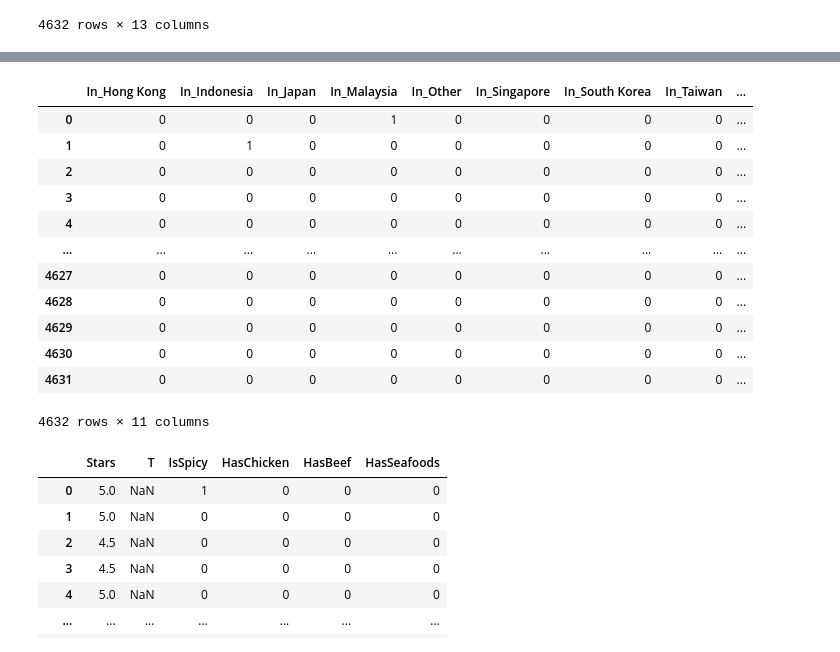
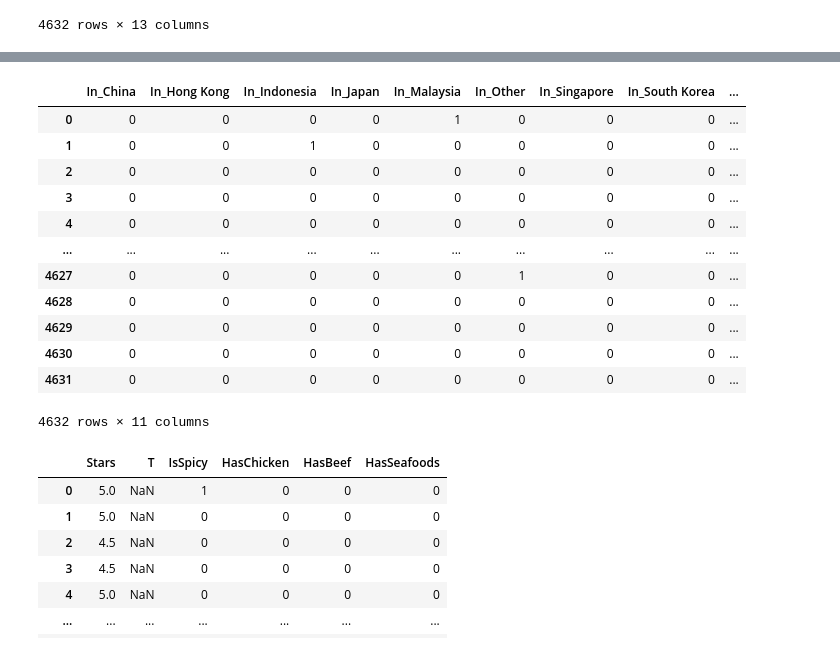
Before and after one commit to tantlu/ramen_rating_2024, a Jupyter notebook: data_exploration.ipynb, the cells around one changed output, grey strips where cells are left out. Drawn from its saved outputs; the diff is of its cells as text; code cells hidden in the pictures.

```diff
--- a/data_exploration.ipynb
+++ b/data_exploration.ipynb
@@ -469,7 +461,7 @@ plt.hist(nonspicy_df['Stars'], alpha=0.5, color="blue")
 Part III : Data Preparation
 # %%
 #phan tich cot brand
-top_brand = df['Brand'].value_counts()[:30]
+top_brand = df['Brand'].value_counts()[:22]
 top_brand
 # %% [output]
 Brand
@@ -553,7 +545,7 @@ df
 4632 rows × 12 columns
 # %%
 #phan tich cot Country
-top_country = df['Country'].value_counts()[:11]
+top_country = df['Country'].value_counts()[:10]
 
 new_country = []
 
@@ -618,16 +610,16 @@ style_dummy
 # %%
-country_dummy = pd.get_dummies(df['TopCountry'], drop_first=True, prefix="In")
+country_dummy = pd.get_dummies(df['TopCountry'], prefix="In")
 country_dummy = country_dummy.astype(int)
 country_dummy
 # %% [output]
-|  | In_Hong Kong | In_Indonesia | In_Japan | In_Malaysia | In_Other | In_Singapore | In_South Korea | In_Taiwan | ... |
-| 0 | 0 | 0 | 0 | 1 | 0 | 0 | 0 | 0 | ... |
-| 1 | 0 | 1 | 0 | 0 | 0 | 0 | 0 | 0 | ... |
+|  | In_China | In_Hong Kong | In_Indonesia | In_Japan | In_Malaysia | In_Other | In_Singapore | In_South Korea | ... |
+| 0 | 0 | 0 | 0 | 0 | 1 | 0 | 0 | 0 | ... |
+| 1 | 0 | 0 | 1 | 0 | 0 | 0 | 0 | 0 | ... |
 | 2 | 0 | 0 | 0 | 0 | 0 | 0 | 0 | 0 | ... |
 | 3 | 0 | 0 | 0 | 0 | 0 | 0 | 0 | 0 | ... |
 | 4 | 0 | 0 | 0 | 0 | 0 | 0 | 0 | 0 | ... |
 | ... | ... | ... | ... | ... | ... | ... | ... | ... | ... |
-| 4627 | 0 | 0 | 0 | 0 | 0 | 0 | 0 | 0 | ... |
+| 4627 | 0 | 0 | 0 | 0 | 0 | 1 | 0 | 0 | ... |
 | 4628 | 0 | 0 | 0 | 0 | 0 | 0 | 0 | 0 | ... |
 | 4629 | 0 | 0 | 0 | 0 | 0 | 0 | 0 | 0 | ... |
 | 4630 | 0 | 0 | 0 | 0 | 0 | 0 | 0 | 0 | ... |
```
Also changed, not shown: parts of 10 cells of this notebook, 17 other files.
